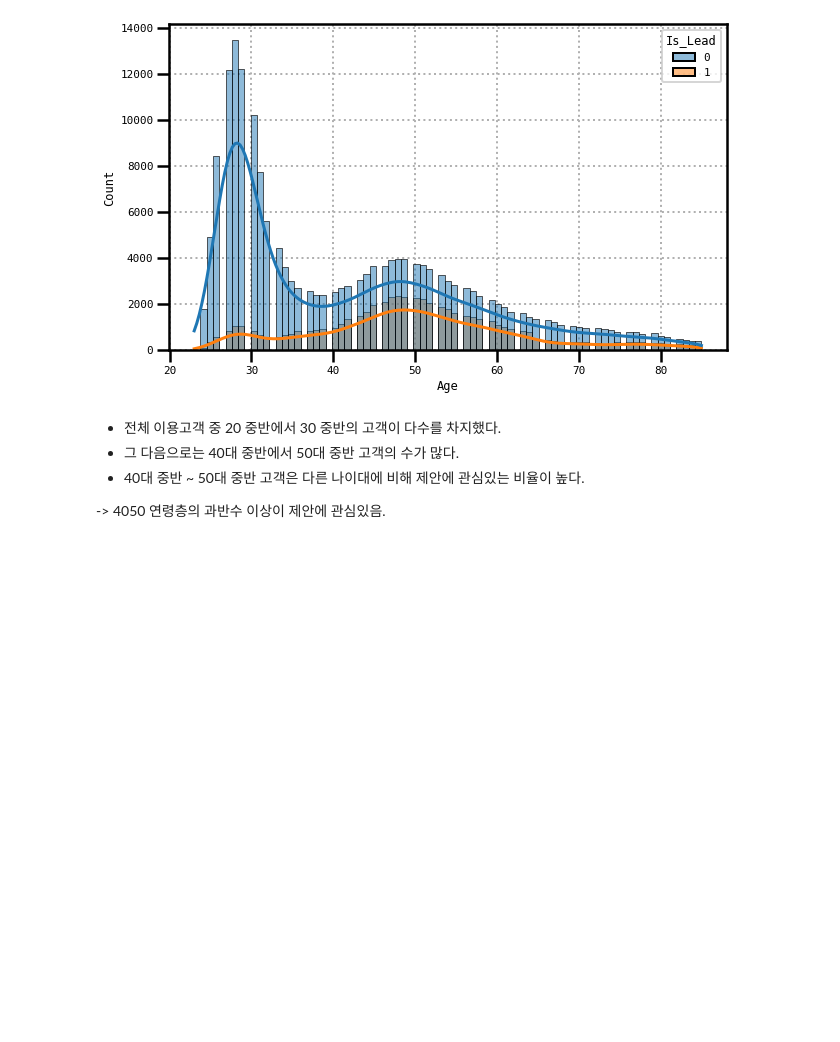
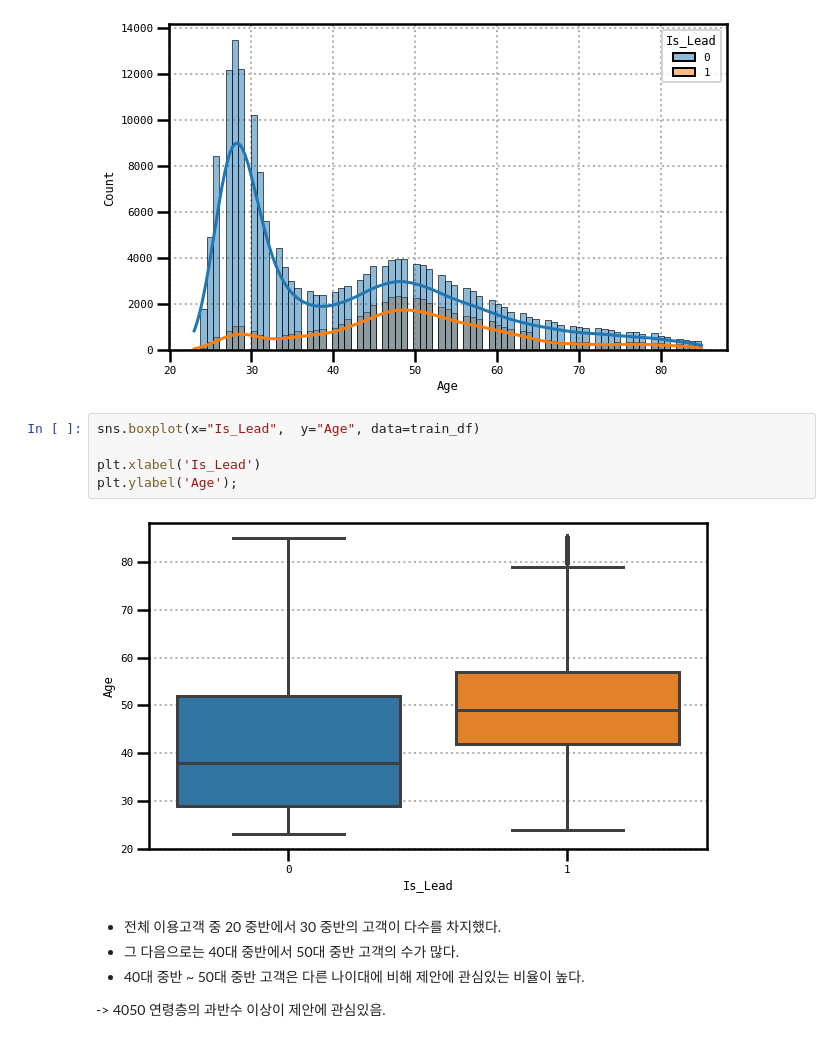
Before and after one commit to Oksusudom/Python_Learning, a Jupyter notebook: improvement.ipynb, the cells around one changed output. Drawn from its saved outputs; the diff is of its cells as text; blank space fills up the shorter version.

```diff
--- a/improvement.ipynb
+++ b/improvement.ipynb
@@ -172,6 +210,13 @@ Age, Vintage, Avg_Account_Balance
 sns.histplot(data = train_df, x = train_df['Age'], hue = "Is_Lead", kde = True);
 # %% [output]
 [figure]
+# %%
+sns.boxplot(x="Is_Lead",  y="Age", data=train_df)
+
+plt.xlabel('Is_Lead')
+plt.ylabel('Age');
+# %% [output]
+[figure, added]
 # %% [markdown]
 - 전체 이용고객 중 20 중반에서 30 중반의 고객이 다수를 차지했다.
 - 그 다음으로는 40대 중반에서 50대 중반 고객의 수가 많다.
```
Also changed, not shown: parts of 31 cells of this notebook.
